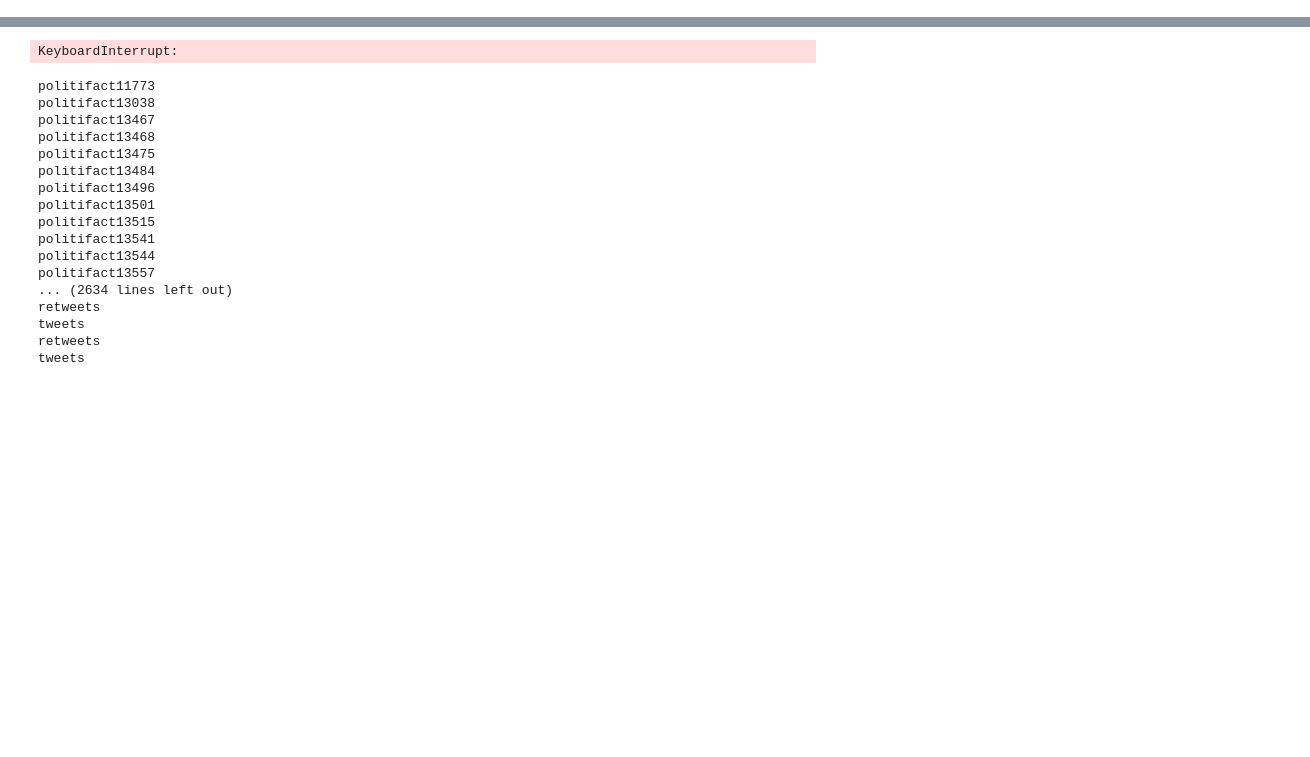
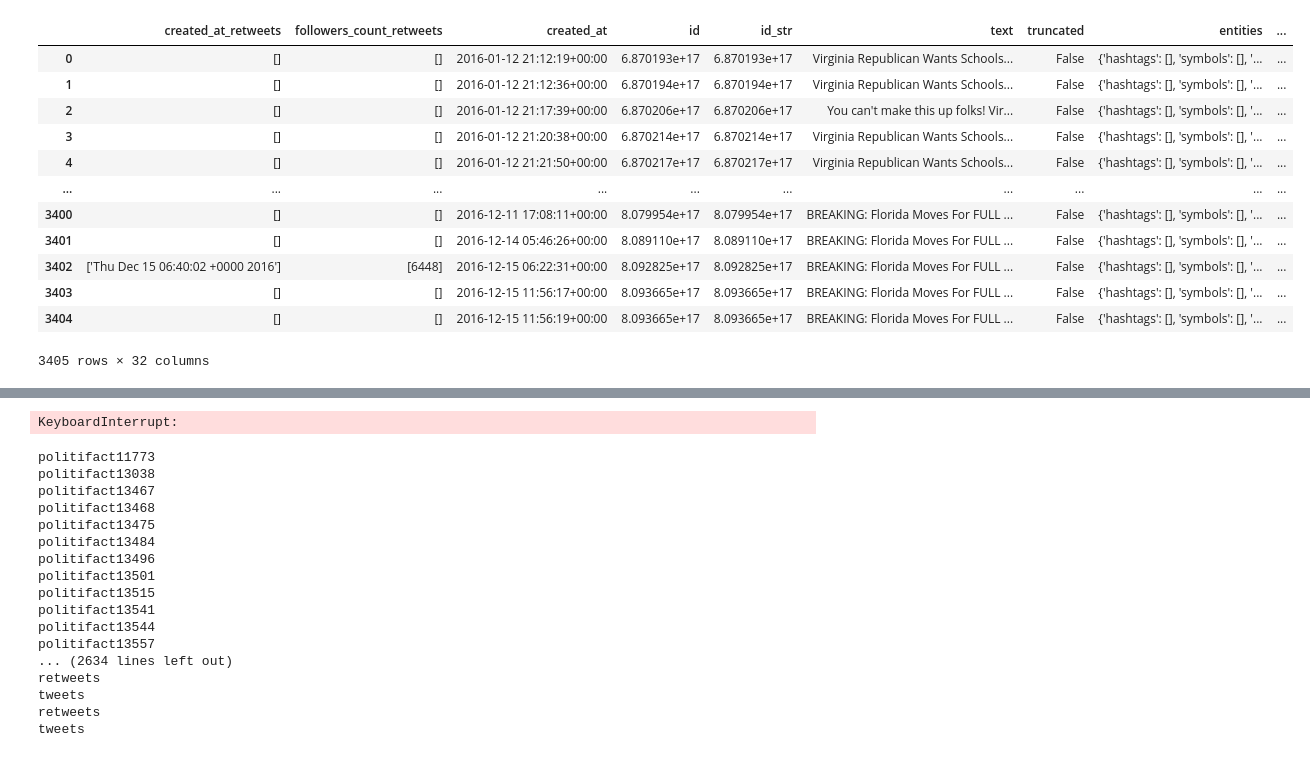
Before and after one commit to henmja/Detecting-Fake-News-and-Rumors-in-Twitter-Using-Deep-Neural-Networks, a Jupyter notebook: testing/timecascade/Preprocessing.ipynb, the cells around one changed output, grey strips where cells are left out. Cells and saved outputs as stored; diff of their text form; code cells hidden in the pictures; blank space fills up the shorter version.

```diff
--- a/testing/timecascade/Preprocessing.ipynb
+++ b/testing/timecascade/Preprocessing.ipynb
@@ -12,8 +12,10 @@ pd.set_option('display.max_columns', None)
 tweets_per_article = []
 fakeArticlesPD = pd.DataFrame()
 fakeArticlesPD['created_at_retweets'] = np.nan
+fakeArticlesPD['followers_count_retweets'] = np.nan
 realArticlesPD = pd.DataFrame()
 realArticlesPD['created_at_retweets'] = np.nan
+realArticlesPD['followers_count_retweets'] = np.nan
 fakeUsers = {}
 realUsers = {}
 fakeRetweets = {}
@@ -74,18 +76,21 @@ for i in range(2):
         fakeArticlesPD.to_pickle("fakePD.pkl")
 
         authenticity = 'real'
-    rootdir = 'C:/Users/henri/FakenewsData/fakenewsnet_data/fakenewsnet_data/politifact/'+authenticity
+    rootdir = 'C:/Users/Kjetil/FakenewsData/_/fakenewsnet_data/politifact/'+authenticity
 
     for subdir, dirs, articles in os.walk(rootdir):
         for j,article in enumerate(dirs):
-            if j > 10:
+            if j > 10 and authenticity=='fake':
+                i=1
+                continue
+            if j > 10 and authenticity=='real':
                 import sys
                 sys.exit()
             #print(article)
             #print(subdir)
             temp = pd.DataFrame()
             #path_to_json = 'C:/Users/henri/FakenewsData/fakenewsnet_data/fakenewsnet_data/politifact/fake/politifact11773/tweets'
-            path_to_json = 'C:/Users/henri/FakenewsData/fakenewsnet_data/fakenewsnet_data/politifact/' + authenticity + '/'+ article + '/tweets'
+            path_to_json = 'C:/Users/Kjetil/FakenewsData/_/fakenewsnet_data/politifact/' + authenticity + '/'+ article + '/tweets'
             #print(path_to_json)
             json_pattern = os.path.join(path_to_json,'*.json')
             file_list = glob.glob(json_pattern)
@@ -136,7 +141,7 @@ for i in range(2):
 
             temp = pd.DataFrame()
         #path_to_json = 'C:/Users/henri/FakenewsData/fakenewsnet_data/fakenewsnet_data/politifact/fake/politifact11773/retweets'
-            path_to_json = 'C:/Users/henri/FakenewsData/fakenewsnet_data/fakenewsnet_data/politifact/'+authenticity+'/'+article+'/retweets'
+            path_to_json = 'C:/Users/Kjetil/FakenewsData/_/fakenewsnet_data/politifact/'+authenticity+'/'+article+'/retweets'
             #print(path_to_json)
             json_pattern = os.path.join(path_to_json,'*.json')
             file_list = glob.glob(json_pattern)
@@ -162,14 +167,17 @@ for i in range(2):
                         #print(data['created_at'][0])#print(data['user'][1]['followers_count'])
                     #except KeyError:
                         #print('keyerror')
-                    #tweets_per_article[j] += 1
+                    #
                     if authenticity == 'fake':
                         #FOLLOWERS_COUNT
                         for retweet in data['retweets'][0]:
+                            tweets_per_article[j] += 1
                             temp1.append(retweet['created_at'])
                         print(temp1)
                         #print(temp1)
-                        fakeArticlesPD.at['created_at_retweets',idx] = str(temp1)
+                        fakeArticlesPD['created_at_retweets'][idx] = str(temp1)
+                        print('cell created:')
+                        print(fakeArticlesPD.iloc[idx]['created_at_retweets'])
                         #print(data['retweets'][0][0])
                         #print(data['retweets'][0])
                         for retweet in data['retweets'][0]:
@@ -178,17 +186,21 @@ for i in range(2):
                             temp2.append(retweet['user']['followers_count'])
                         print(temp2)
                         #print(temp2)
-                        fakeArticlesPD.at['followers_count_retweets',idx] = str(temp2)
+                        fakeArticlesPD['followers_count_retweets'][idx]=str(temp2)
+                        print('cell value:')
+                        print(fakeArticlesPD.iloc[idx]['followers_count_retweets'])
                         #print(data['retweets'][0][0]['created_at'])
                         #fakeArticlesPD = fakeArticlesPD.concatenate(data['retweets'][0][0]['created_at'], ignore_index = True)
                     else:
                         for retweet in data['retweets'][0]:
                             temp3.append(retweet['created_at'])
-                        realArticlesPD.at['created_at_retweets',idx] = str(temp3)
+                        realArticlesPD['created_at_retweets'][idx] = str(temp3)
                         for retweet in data['retweets'][0]:
                             temp4.append(retweet['user']['followers_count'])
 
-                        realArticlesPD.at['followers_count_retweets',idx] = str(temp4)
+                        realArticlesPD['followers_count_retweets'][idx]=str(temp4)
+                        print('cell value:')
+                        print(realArticlesPD.iloc[idx]['followers_count_retweets'])
                         #realArticlesPD['created_at_retweets'][idx] = data['retweets'][0][0]['created_at'][idx]
                         #realArticlesPD = realArticlesPD.concatenate(data['retweets'][0][0]['created_at'], ignore_index = True)
                 except ValueError:
@@ -199,11 +211,11 @@ for i in range(2):
                             #print(retweet['user']['followers_count'])
                             if authenticity == 'fake':
                                 temp2.append(retweet['user']['followers_count'])
-                                fakeArticlesPD.at['followers_count_retweets',idx] = str(temp2)
+                                fakeArticlesPD['followers_count_retweets'][idx]=str(temp2)
                                 print(temp2)
                             else:
                                 temp4.append(retweet['user']['followers_count'])
-                                realArticlesPD.at['followers_count_retweets',idx] = str(temp4)
+                                realArticlesPD['followers_count_retweets'][idx]=str(temp4)
 
                     except KeyError:
                         pass
@@ -244,0 +339,16 @@ C:/Users/henri/FakenewsData/fakenewsnet_data/fakenewsnet_data/politifact/fake/po
+# %%
+fakeArticlesPD[fakeArticlesPD['followers_count_retweets'].notnull()]
+# %% [output]
+|  | created_at_retweets | followers_count_retweets | created_at | id | id_str | text | truncated | entities | ... |
+| 0 | [] | [] | 2016-01-12 21:12:19+00:00 | 6.870193e+17 | 6.870193e+17 | Virginia Republican Wants Schools... | False | {'hashtags': [], 'symbols': [], '... | ... |
+| 1 | [] | [] | 2016-01-12 21:12:36+00:00 | 6.870194e+17 | 6.870194e+17 | Virginia Republican Wants Schools... | False | {'hashtags': [], 'symbols': [], '... | ... |
+| 2 | [] | [] | 2016-01-12 21:17:39+00:00 | 6.870206e+17 | 6.870206e+17 | You can't make this up folks! Vir... | False | {'hashtags': [], 'symbols': [], '... | ... |
+| 3 | [] | [] | 2016-01-12 21:20:38+00:00 | 6.870214e+17 | 6.870214e+17 | Virginia Republican Wants Schools... | False | {'hashtags': [], 'symbols': [], '... | ... |
+| 4 | [] | [] | 2016-01-12 21:21:50+00:00 | 6.870217e+17 | 6.870217e+17 | Virginia Republican Wants Schools... | False | {'hashtags': [], 'symbols': [], '... | ... |
+| ... | ... | ... | ... | ... | ... | ... | ... | ... | ... |
+| 3400 | [] | [] | 2016-12-11 17:08:11+00:00 | 8.079954e+17 | 8.079954e+17 | BREAKING: Florida Moves For FULL ... | False | {'hashtags': [], 'symbols': [], '... | ... |
+| 3401 | [] | [] | 2016-12-14 05:46:26+00:00 | 8.089110e+17 | 8.089110e+17 | BREAKING: Florida Moves For FULL ... | False | {'hashtags': [], 'symbols': [], '... | ... |
+| 3402 | ['Thu Dec 15 06:40:02 +0000 2016'] | [6448] | 2016-12-15 06:22:31+00:00 | 8.092825e+17 | 8.092825e+17 | BREAKING: Florida Moves For FULL ... | False | {'hashtags': [], 'symbols': [], '... | ... |
+| 3403 | [] | [] | 2016-12-15 11:56:17+00:00 | 8.093665e+17 | 8.093665e+17 | BREAKING: Florida Moves For FULL ... | False | {'hashtags': [], 'symbols': [], '... | ... |
+| 3404 | [] | [] | 2016-12-15 11:56:19+00:00 | 8.093665e+17 | 8.093665e+17 | BREAKING: Florida Moves For FULL ... | False | {'hashtags': [], 'symbols': [], '... | ... |
+3405 rows × 32 columns
```
Also changed, not shown: parts of 4 cells of this notebook, 1 other file.
